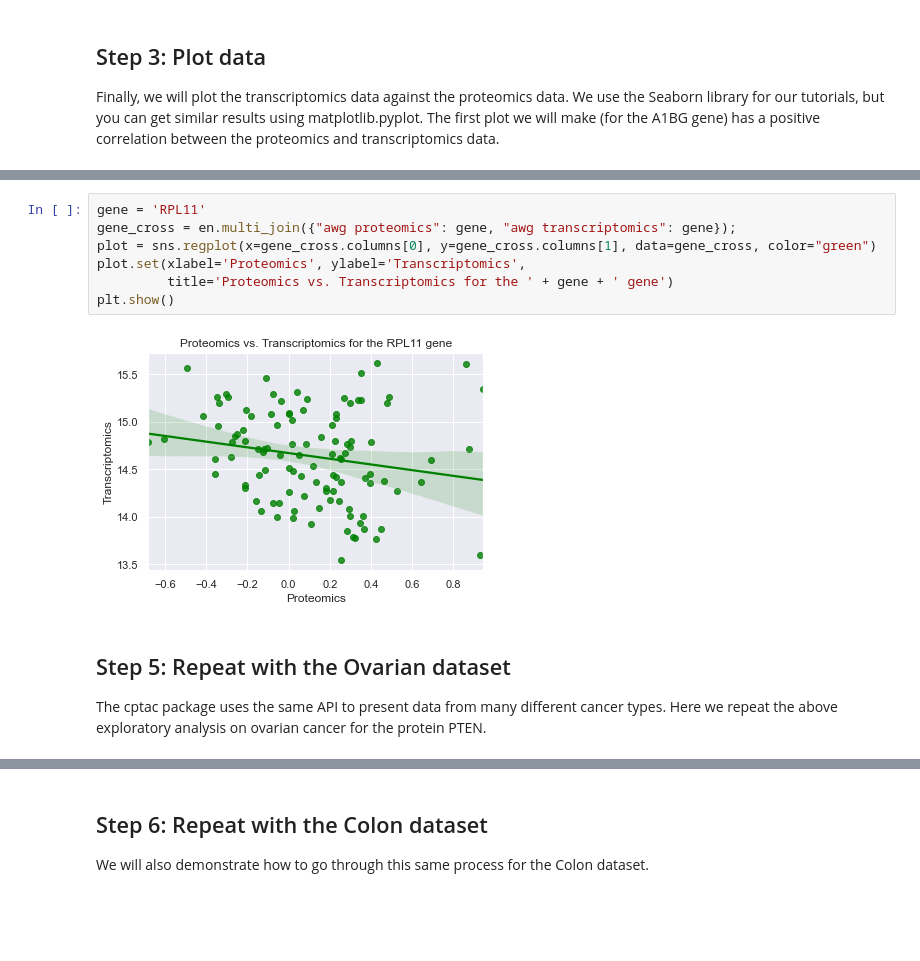
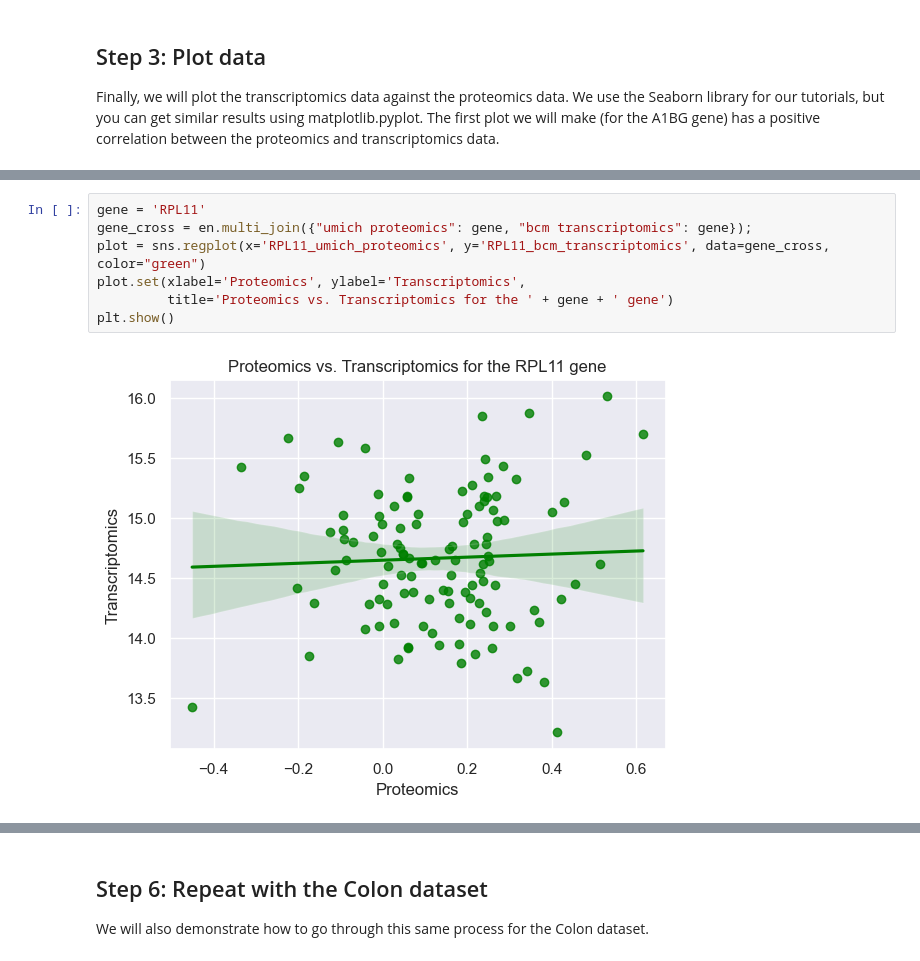
Before and after one commit to PayneLab/cptac, a Jupyter notebook: notebooks/usecase01_omics.ipynb, the cells around one changed output, grey strips where cells are left out. Saved outputs shown, nothing was run; the diff lists cells and outputs as text; blank space fills up the shorter version.

```diff
--- a/notebooks/usecase01_omics.ipynb
+++ b/notebooks/usecase01_omics.ipynb
@@ -53,13 +53,9 @@ This exploratory task of examining the correlation between mRNA and protein abun
 # %%
 gene = 'RPL11'
-gene_cross = en.multi_join({"awg proteomics": gene, "awg transcriptomics": gene});
-plot = sns.regplot(x=gene_cross.columns[0], y=gene_cross.columns[1], data=gene_cross, color="green")
+gene_cross = en.multi_join({"umich proteomics": gene, "bcm transcriptomics": gene});
+plot = sns.regplot(x='RPL11_umich_proteomics', y='RPL11_bcm_transcriptomics', data=gene_cross, color="green")
 plot.set(xlabel='Proteomics', ylabel='Transcriptomics',
          title='Proteomics vs. Transcriptomics for the ' + gene + ' gene')
 plt.show()
 # %% [output]
-[figure, old version]
+[figure, new version]
-# %% [markdown]
-## Step 5: Repeat with the Ovarian dataset
-
-The cptac package uses the same API to present data from many different cancer types. Here we repeat the above exploratory analysis on ovarian cancer for the protein PTEN.
```
Also changed, not shown: parts of 5 cells of this notebook, 4 other files.
